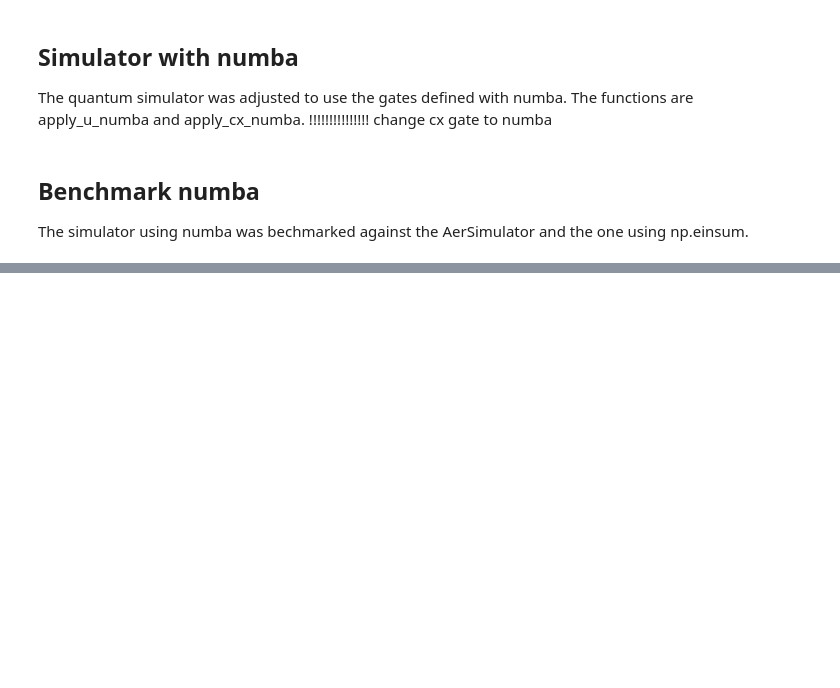
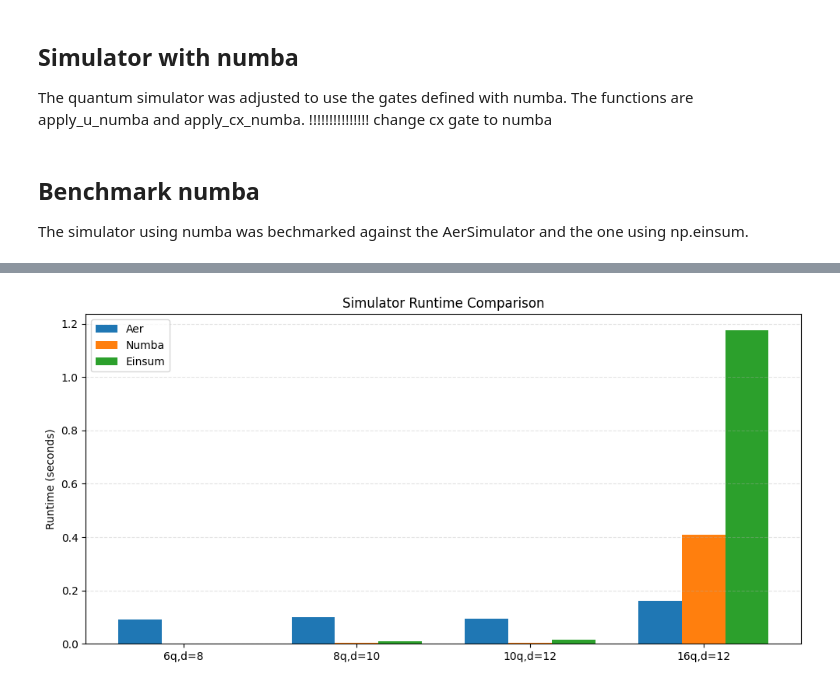
Before and after one commit to trexonline/sheet_1, a Jupyter notebook: docs/source/documentation_simulate_copy.ipynb, the cells around one changed output, grey strips where cells are left out. Cells and saved outputs as stored; diff of their text form; code cells hidden in the pictures; blank space fills up the shorter version.

Commit message:
doku runtime plot

```diff
--- a/docs/source/documentation_simulate_copy.ipynb
+++ b/docs/source/documentation_simulate_copy.ipynb
@@ -385,0 +390,82 @@ def test_correctness(construction_function):
+# %%
+import time
+import numpy as np
+import matplotlib.pyplot as plt
+from qiskit import transpile
+from qiskit.circuit.random import random_circuit
+from qiskit_aer import AerSimulator
+from sheet_1 import quantum_simulator, simulator_numba
+
+
+def build_circuit(num_qubits: int, depth: int, seed: int):
+    qc = random_circuit(num_qubits=num_qubits, depth=depth, measure=False, seed=seed)
+    return transpile(qc, basis_gates=['u', 'cx'])
+
+
+def run_aer(circuit, simulator):
+    circuit_for_aer = circuit.copy()
+    circuit_for_aer.save_statevector()
+    compiled = transpile(circuit_for_aer, simulator)
+    result = simulator.run(compiled).result()
+    return result.get_statevector()
+
+
+def average_runtime(func, repeat=3):
+    timings = []
+    for _ in range(repeat):
+        t0 = time.perf_counter()
+        func()
+        t1 = time.perf_counter()
+        timings.append(t1 - t0)
+    return float(np.mean(timings))
+
+
+simulator = AerSimulator(method='statevector')
+# Keep this moderate so the notebook remains responsive.
+cases = [
+    {'qubits': 6, 'depth': 8, 'seed': 11},
+    {'qubits': 8, 'depth': 10, 'seed': 22},
+    {'qubits': 10, 'depth': 12, 'seed': 33},
+    {'qubits': 16, 'depth': 12, 'seed': 33},
+    #{'qubits': 24, 'depth': 22, 'seed': 33},
+]
+
+labels = []
+aer_times = []
+numba_times = []
+einsum_times = []
+
+for case in cases:
+    qc = build_circuit(case['qubits'], case['depth'], case['seed'])
+
+    # Warm up numba compilation once per circuit shape.
+    _ = simulator_numba.simulate_numba(qc, None)
+
+    labels.append(f"{case['qubits']}q,d={case['depth']}")
+    aer_times.append(average_runtime(lambda: run_aer(qc, simulator), repeat=3))
+    numba_times.append(average_runtime(lambda: simulator_numba.simulate_numba(qc, None), repeat=3))
+    einsum_times.append(average_runtime(lambda: quantum_simulator.simulate(qc, None), repeat=3))
+
+x = np.arange(len(labels))
+width = 0.25
+
+plt.figure(figsize=(10, 5))
+plt.bar(x - width, aer_times, width=width, label='Aer')
+plt.bar(x, numba_times, width=width, label='Numba')
+plt.bar(x + width, einsum_times, width=width, label='Einsum')
+
+plt.xticks(x, labels)
+plt.ylabel('Runtime (seconds)')
+plt.title('Simulator Runtime Comparison')
+plt.legend()
+plt.grid(axis='y', linestyle='--', alpha=0.35)
+plt.tight_layout()
+plt.show()
+
+print('Average runtime per case (seconds):')
+for i, label in enumerate(labels):
+    print(
+        f"{label:>10} | Aer: {aer_times[i]:.6f} | Numba: {numba_times[i]:.6f} | Einsum: {einsum_times[i]:.6f}"
+    )
+# %% [output]
+[figure, added]
```
Also changed, not shown: parts of 4 cells of this notebook.
